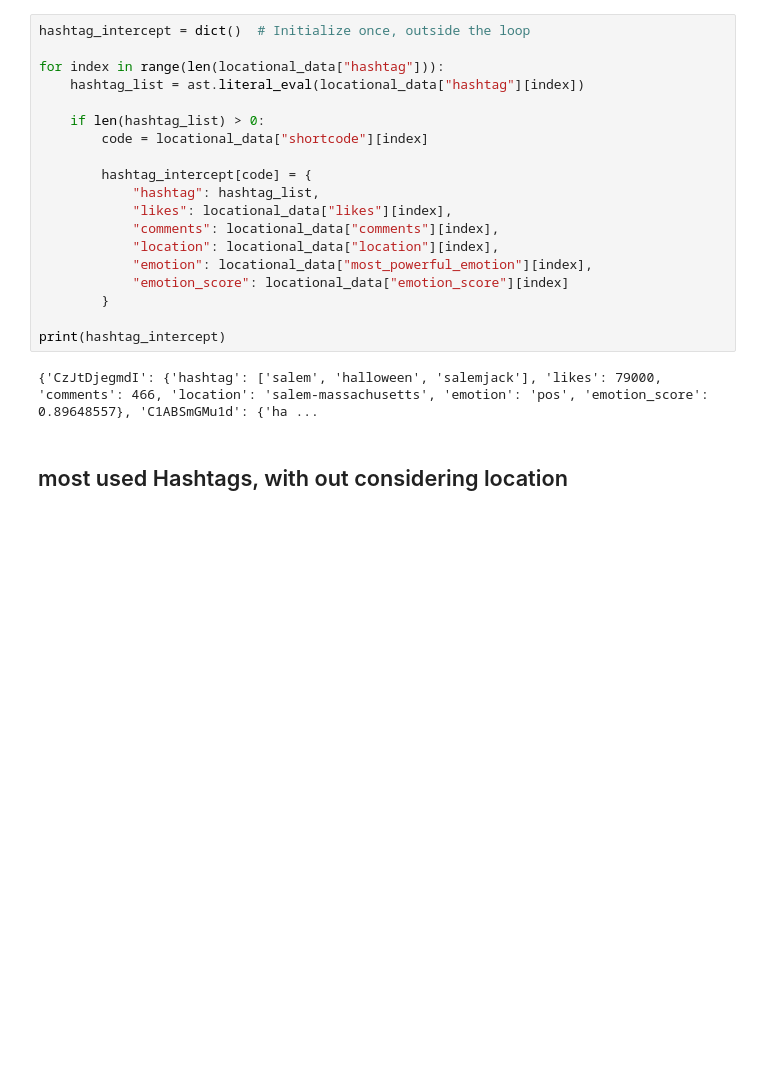
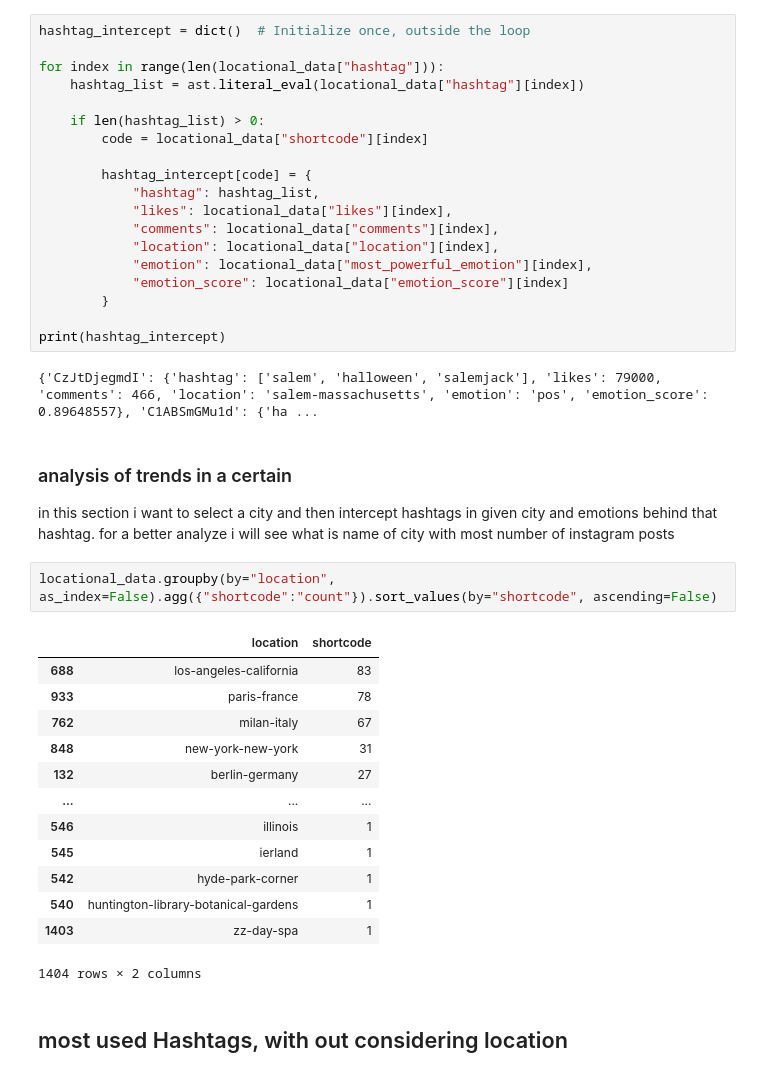
Before and after one commit to saeedshirani/Inastagram-data-analysis, a Jupyter notebook: 4.EDA/EDA.ipynb, the cells around one changed output. Saved outputs shown, nothing was run; the diff lists cells and outputs as text; blank space fills up the shorter version.

```diff
--- a/4.EDA/EDA.ipynb
+++ b/4.EDA/EDA.ipynb
@@ -149,6 +149,26 @@ for index in range(len(locational_data["hashtag"])):
 print(hashtag_intercept)
 # %% [output]
 {'CzJtDjegmdI': {'hashtag': ['salem', 'halloween', 'salemjack'], 'likes': 79000, 'comments': 466, 'location': 'salem-massachusetts', 'emotion': 'pos', 'emotion_score': 0.89648557}, 'C1ABSmGMu1d': {'ha ...
+# %% [markdown]
+### analysis of trends in a certain
+in this section i want to select a city and then intercept hashtags in given city and emotions behind that hashtag.
+for a better analyze i will see what is name of city with most number of instagram posts
+# %%
+locational_data.groupby(by="location", as_index=False).agg({"shortcode":"count"}).sort_values(by="shortcode", ascending=False)
+# %% [output]
+|  | location | shortcode |
+| 688 | los-angeles-california | 83 |
+| 933 | paris-france | 78 |
+| 762 | milan-italy | 67 |
+| 848 | new-york-new-york | 31 |
+| 132 | berlin-germany | 27 |
+| ... | ... | ... |
+| 546 | illinois | 1 |
+| 545 | ierland | 1 |
+| 542 | hyde-park-corner | 1 |
+| 540 | huntington-library-botanical-gardens | 1 |
+| 1403 | zz-day-spa | 1 |
+1404 rows × 2 columns
 # %% [markdown]
 ## most used Hashtags, with out considering location
 # %% [markdown]
```
Also changed, not shown: parts of 2 cells of this notebook.
